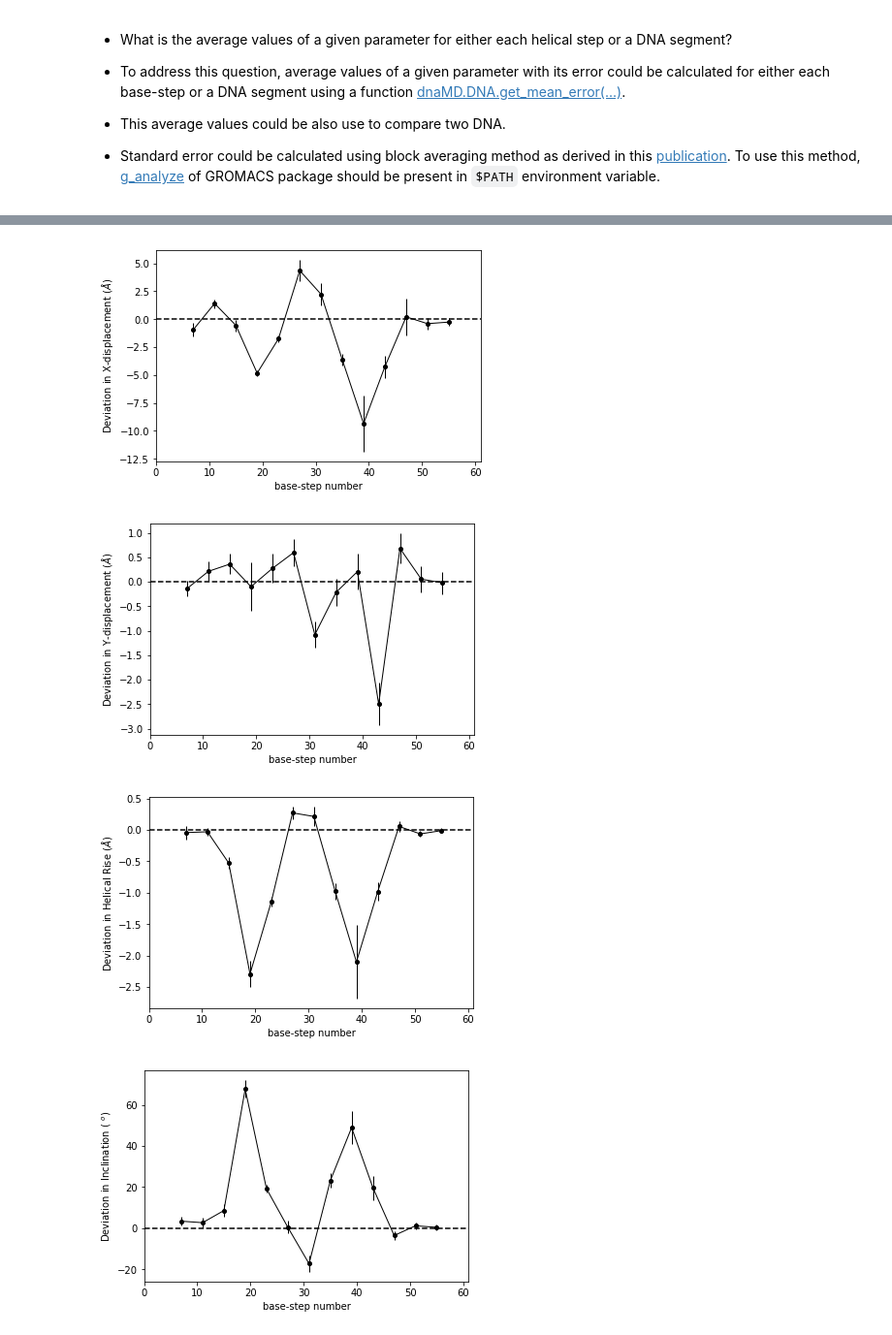
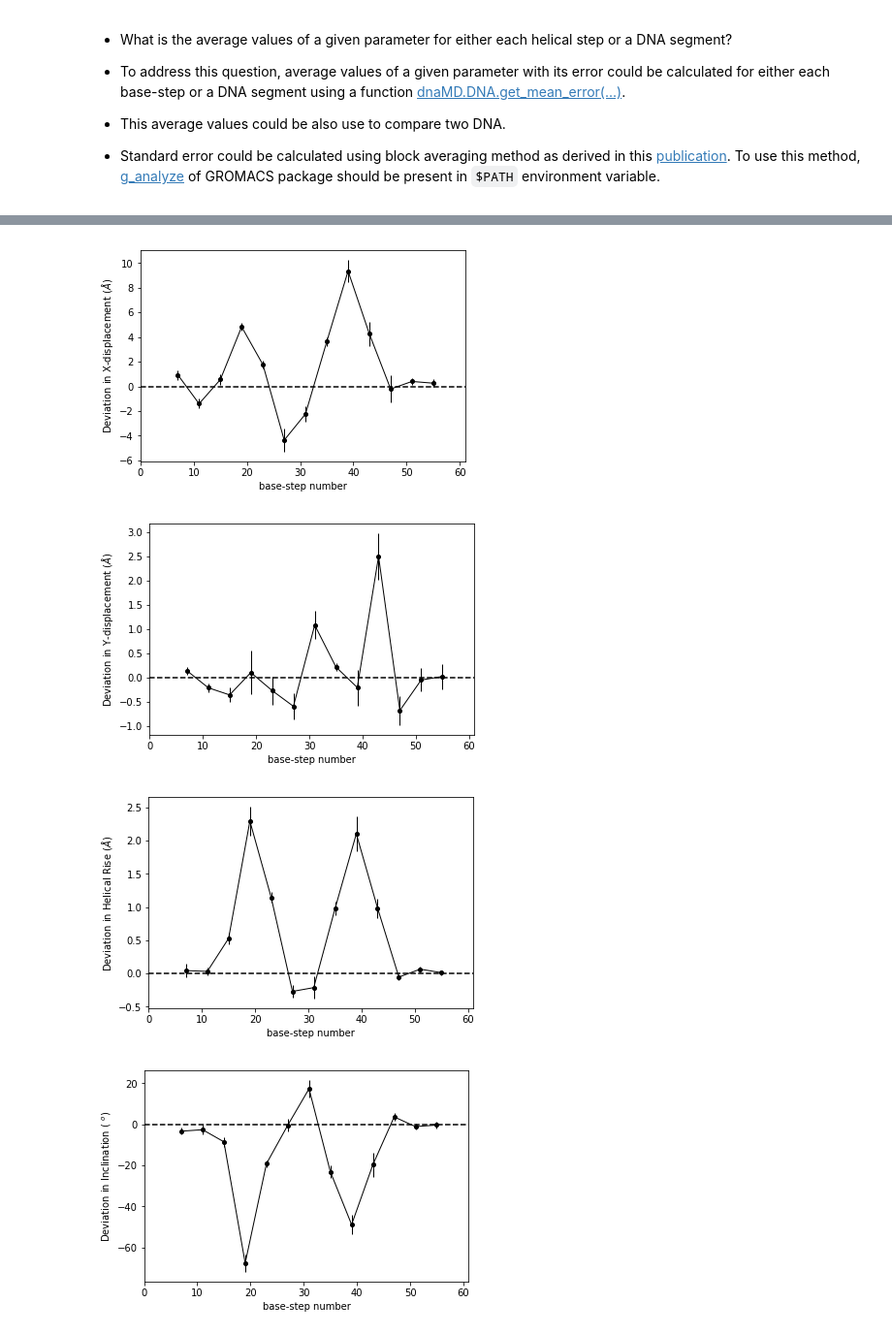
Before and after one commit to rjdkmr/do_x3dna, a Jupyter notebook: docs/notebooks/helical_steps_tutorial.ipynb, the cells around one changed output, grey strips where cells are left out. Shown: that part at 97% size. Saved outputs shown, nothing was run; the diff lists cells and outputs as text; code cells hidden in the pictures.

```diff
--- a/docs/notebooks/helical_steps_tutorial.ipynb
+++ b/docs/notebooks/helical_steps_tutorial.ipynb
@@ -47,14 +50,18 @@ import dnaMD
 ## Initialization
 pdna = dnaMD.DNA(60)     #Initialization for 60 base-pairs DNA bound with the protein
 fdna = dnaMD.DNA(60)     #Initialization for 60 base-pairs free DNA
+
+## If HDF5 file is used to store/save data use these:
+# pdna = dnaMD.DNA(60, filename='cdna.h5')     #Initialization for 60 base-pairs DNA bound with the protein
+# fdna = dnaMD.DNA(60, filename='odna.h5')     #Initialization for 60 base-pairs free DNA
 
 ## Loading data from input files in respective DNA object
 # Number of helical steps = Number of base-pairs - one
 # Number of helcial steps in a 60 base-pairs DNA = 59
 # "bp=[1, 59]" will load local helical parameters of 1 to 59 base-steps
 # "parameters = 'All' " will load all six parameters (X-disp, Y-disp, h-Rise, Inclination, Tip and h-Twist)
-pdna.set_base_step_parameters('tutorial_data/L-BPH_cdna.dat', bp_step=[1, 59], parameters='All', step_range=True, helical=True)
-fdna.set_base_step_parameters('tutorial_data/L-BPH_odna.dat', bp_step=[1, 59], parameters='All', step_range=True, helical=True)
+pdna.set_base_step_parameters('tutorial_data/L-BPH_cdna.dat', bp_step=[1, 59], parameters='all', step_range=True, helical=True)
+fdna.set_base_step_parameters('tutorial_data/L-BPH_odna.dat', bp_step=[1, 59], parameters='all', step_range=True, helical=True)
 # %% [output]
 Reading file : tutorial_data/L-BPH_cdna.dat
 Reading frame 1000
@@ -290,7 +297,7 @@ As discussed in the above section, average parameters with standard error can be
 #### Deviation = Bound DNA(parameter) - Free DNA(parameter)
 
 ### Deviation in X-displacement
-fdna_bp, pdna_bp, deviation, error = dnaMD.dev_bps_vs_parameter(pdna, [5,56], fdna, [5,56],
+fdna_bp, pdna_bp, deviation, error = dnaMD.localDeformationVsBPS(fdna, [5,56], pdna, [5,56],
                                                                 'x-disp', err_type='block', bp_range=True,
                                                                 merge_bp=4, merge_method='sum')
 
@@ -306,7 +313,7 @@ plt.xlim(0,61)
 plt.show()
 
 ### Deviation in Y-displacement
-fdna_bp, pdna_bp, deviation, error = dnaMD.dev_bps_vs_parameter(pdna, [5,56], fdna, [5,56],
+fdna_bp, pdna_bp, deviation, error = dnaMD.localDeformationVsBPS(fdna, [5,56], pdna, [5,56],
                                                               'y-disp', err_type='block', bp_range=True,
                                                               merge_bp=4, merge_method='sum')
 
@@ -322,7 +329,7 @@ plt.xlim(0,61)
 plt.show()
 
 ### Deviation in Helical Rise
-fdna_bp, pdna_bp, deviation, error = dnaMD.dev_bps_vs_parameter(pdna, [5,56], fdna, [5,56],
+fdna_bp, pdna_bp, deviation, error = dnaMD.localDeformationVsBPS(fdna, [5,56], pdna, [5,56],
                                                               'h-rise', err_type='block', bp_range=True,
                                                               merge_bp=4, merge_method='sum')
 
@@ -338,7 +345,7 @@ plt.xlim(0,61)
 plt.show()
 
 ### Deviation in Inclination
-fdna_bp, pdna_bp, deviation, error = dnaMD.dev_bps_vs_parameter(pdna, [5,56], fdna, [5,56],
+fdna_bp, pdna_bp, deviation, error = dnaMD.localDeformationVsBPS(fdna, [5,56], pdna, [5,56],
                                                               'inclination', err_type='block', bp_range=True,
                                                               merge_bp=4, merge_method='sum')
 
@@ -354,38 +361,38 @@ plt.xlim(0,61)
 plt.show()
 
 ### Deviation in Tip
-fdna_bp, pdna_bp, deviation, error = dnaMD.dev_bps_vs_parameter(pdna, [5,56], fdna, [5,56],
+fdna_bp, pdna_bp, deviation, error = dnaMD.localDeformationVsBPS(fdna, [5,56], pdna, [5,56],
                                                               'tip', err_type='block', bp_range=True,
                                                               merge_bp=4, merge_method='sum')
 
 # plot these values
 plt.errorbar(pdna_bp, deviation, yerr=error, ecolor='k', elinewidth=1, color='k', lw=1, marker='o', mfc='k', mew=1, ms=4)
 
 # plot line at zero
 plt.plot([0,61], [0.0, 0.0], '--k')
 
 plt.ylabel('Deviation in Tip ( $^o$)')
 plt.xlabel('base-pair number')
 plt.xlim(0,61)
 plt.show()
 
 ### Deviation in Helical Twist
-fdna_bp, pdna_bp, deviation, error = dnaMD.dev_bps_vs_parameter(pdna, [5,56], fdna, [5,56],
+fdna_bp, pdna_bp, deviation, error = dnaMD.localDeformationVsBPS(fdna, [5,56], pdna, [5,56],
                                                               'h-twist', err_type='block', bp_range=True,
                                                               merge_bp=4, merge_method='sum')
 
 # plot these values
 plt.errorbar(pdna_bp, deviation, yerr=error, ecolor='k', elinewidth=1, color='k', lw=1, marker='o', mfc='k', mew=1, ms=4)
 
 # plot line at zero
 plt.plot([0,61], [0.0, 0.0], '--k')
 
 plt.ylabel('Deviation in Helical Twist ( $^o$)')
 plt.xlabel('base-step number')
 plt.xlim(0,61)
 plt.show()
 # %% [output]
-[figure, old version]
+[figure, new version]
-[figure, old version]
+[figure, new version]
-[figure, old version]
+[figure, new version]
-[figure, old version]
+[figure, new version]
```
Also changed, not shown: parts of 6 cells of this notebook, 27 other files.
